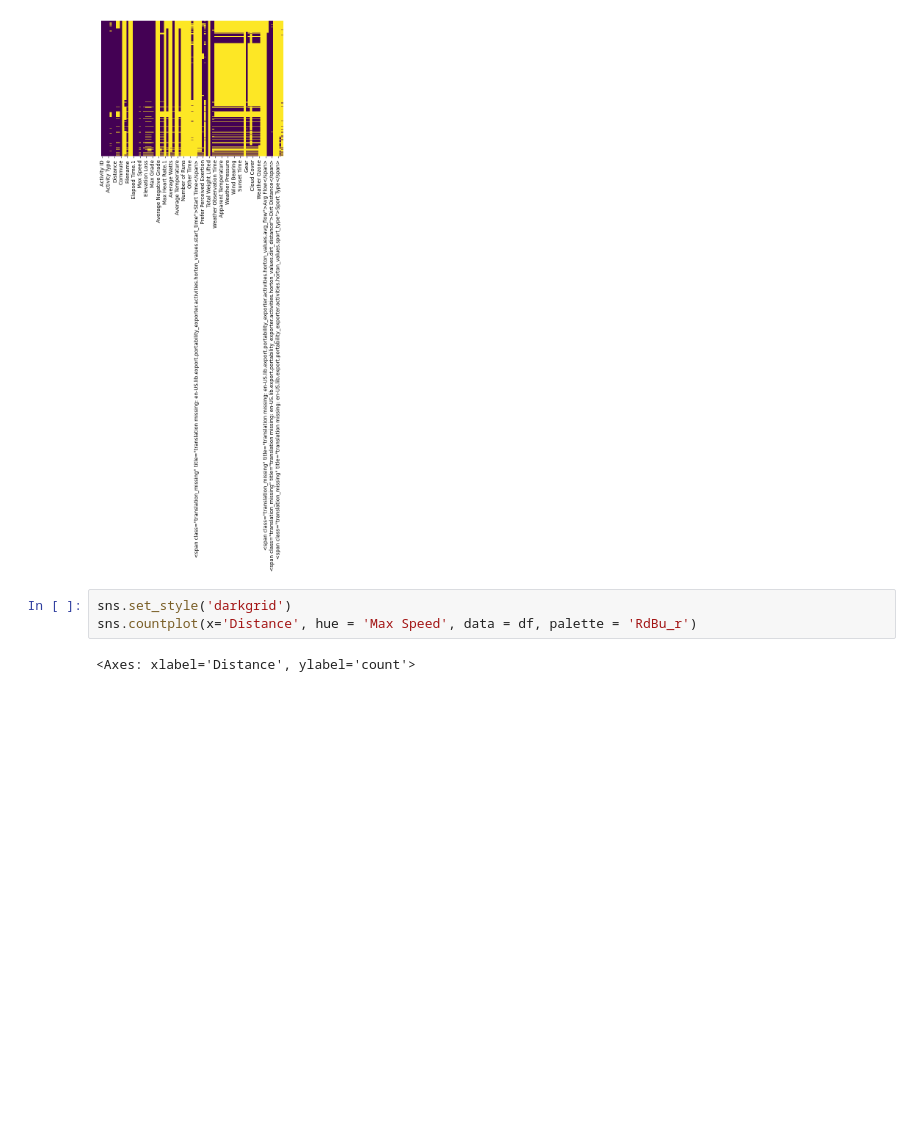
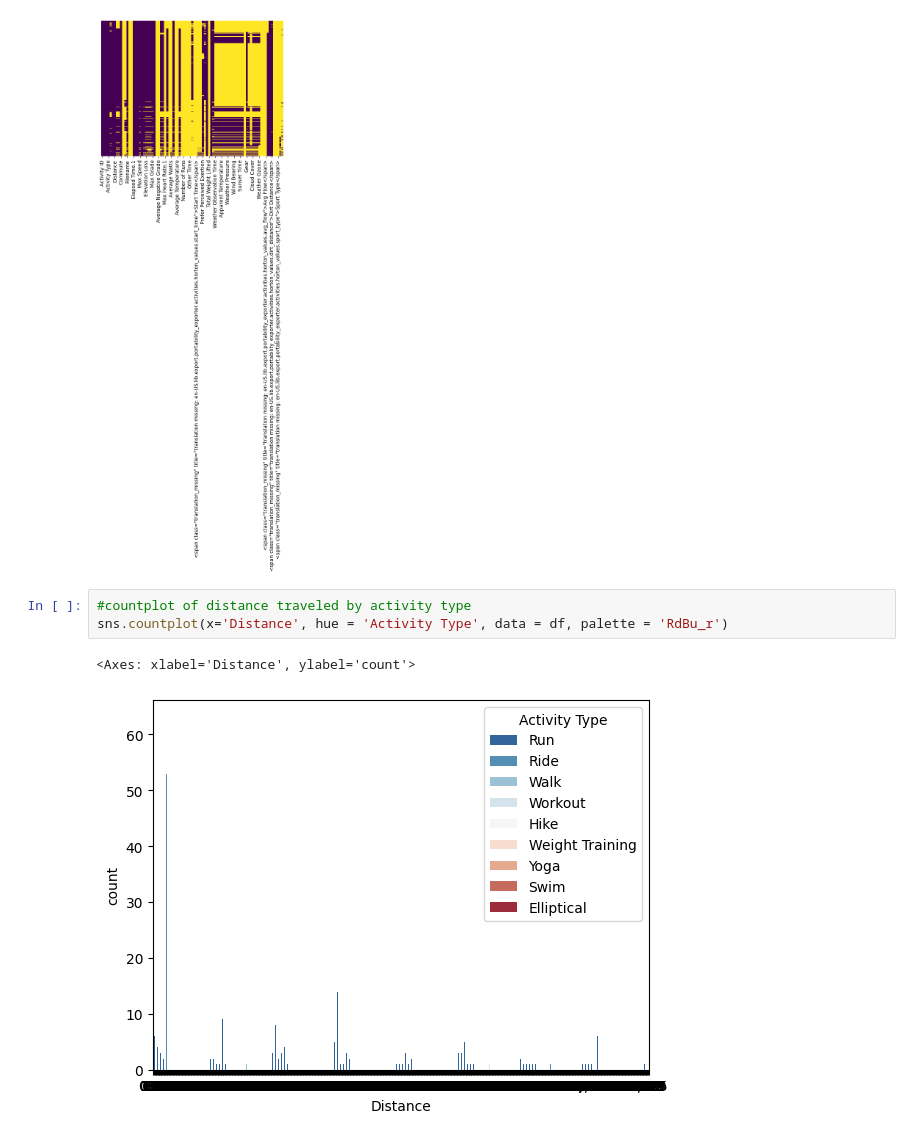
Before and after one commit to yashhooda1/Strava-Activity-Analytics-Project, a Jupyter notebook: Strava_Activity_Analytics_Project.ipynb, the cells around one changed output. Cells and saved outputs as stored; diff of their text form; blank space fills up the shorter version.

```diff
--- a/Strava_Activity_Analytics_Project.ipynb
+++ b/Strava_Activity_Analytics_Project.ipynb
@@ -316,7 +332,8 @@ sns.heatmap(df.isnull(), yticklabels=False, cbar=False, cmap='viridis')
 <Axes: >
 [figure]
 # %%
-sns.set_style('darkgrid')
-sns.countplot(x='Distance', hue = 'Max Speed', data = df, palette = 'RdBu_r')
+#countplot of distance traveled by activity type
+sns.countplot(x='Distance', hue = 'Activity Type', data = df, palette = 'RdBu_r')
 # %% [output]
 <Axes: xlabel='Distance', ylabel='count'>
+[figure, added]
```
Also changed, not shown: parts of 10 cells of this notebook.
